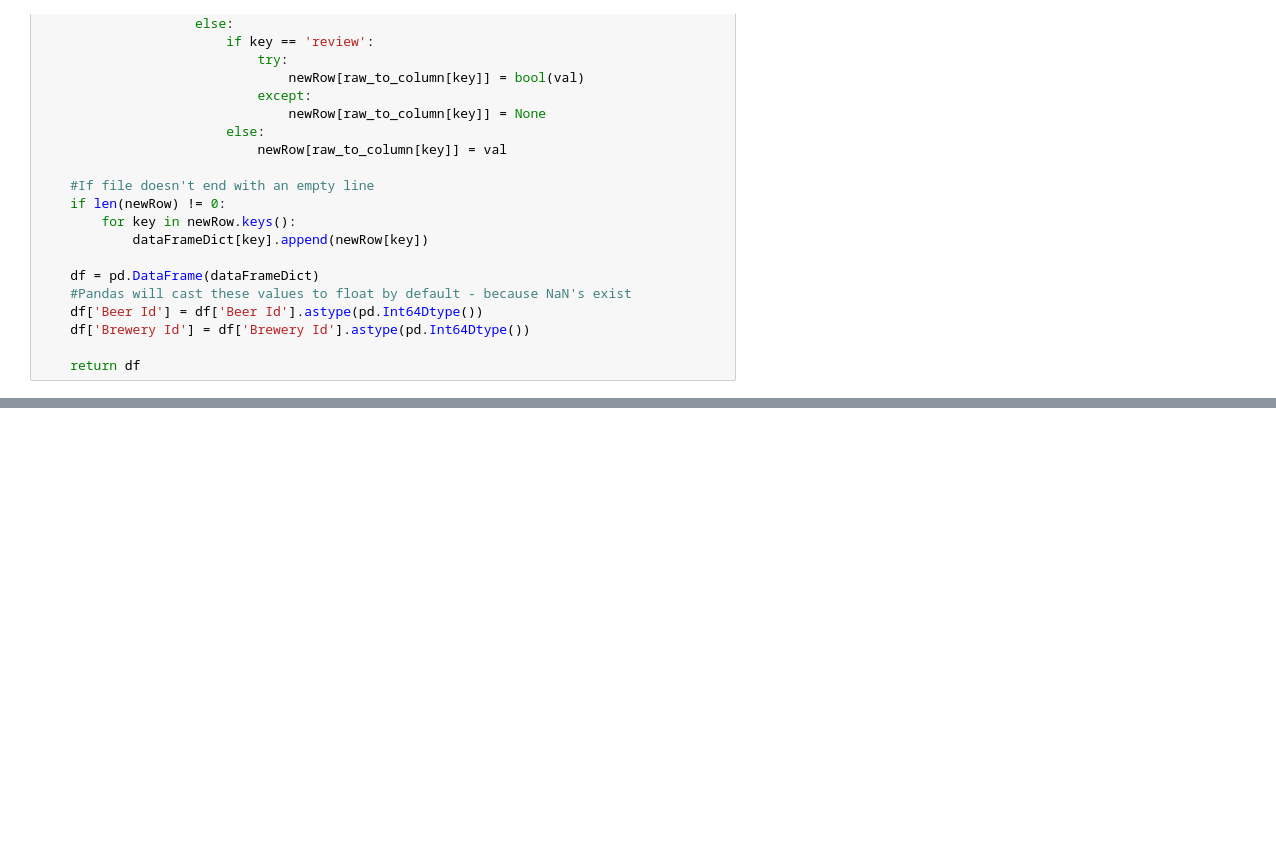
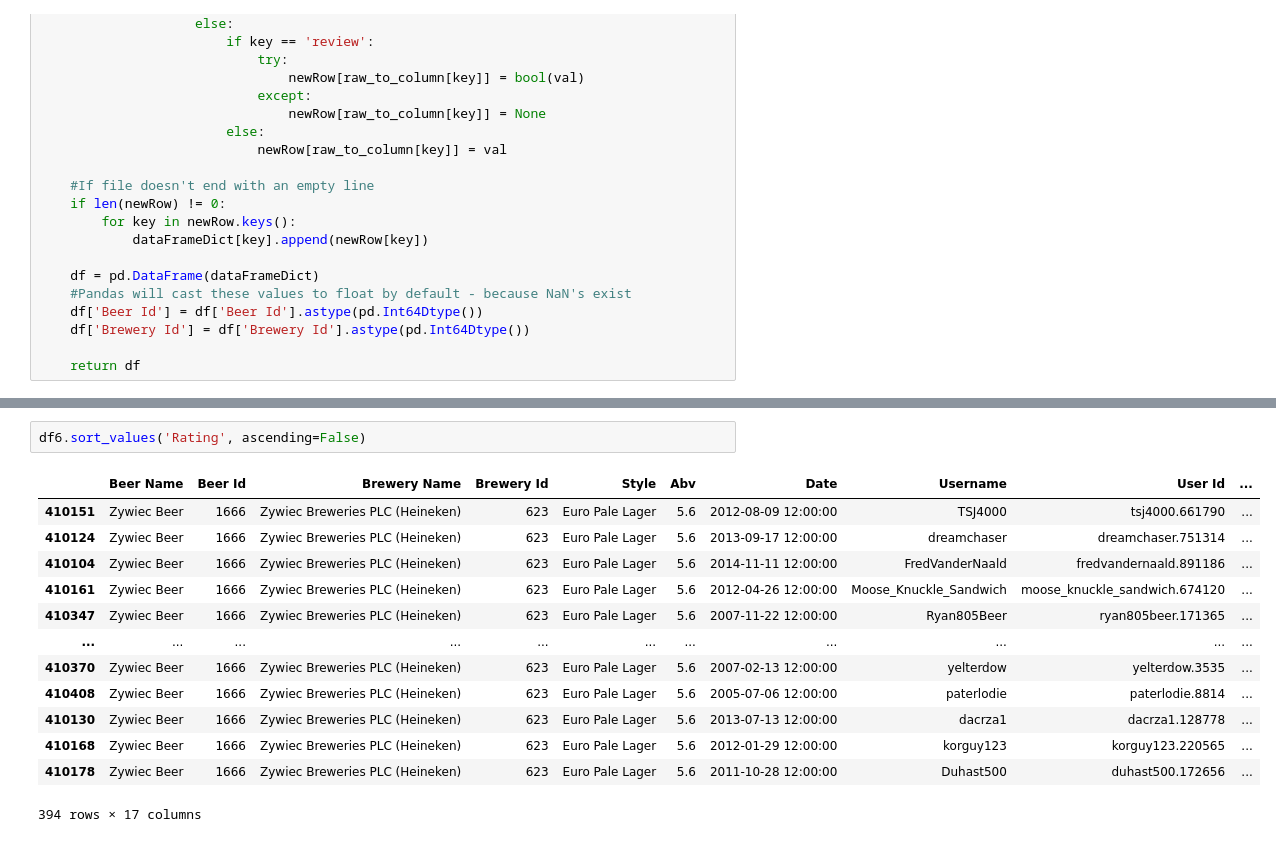
Before and after one commit to epfl-ada/ada-2022-project-rakijada, a Jupyter notebook: Parse Data From txt.ipynb, the cells around one changed output, grey strips where cells are left out. Cells and saved outputs as stored; diff of their text form; blank space fills up the shorter version.

```diff
--- a/Parse Data From txt.ipynb
+++ b/Parse Data From txt.ipynb
@@ -79,0 +240,16 @@ def read_file(path_to_file):
+# %%
+df6.sort_values('Rating', ascending=False)
+# %% [output]
+|  | Beer Name | Beer Id | Brewery Name | Brewery Id | Style | Abv | Date | Username | User Id | ... |
+| 410151 | Zywiec Beer | 1666 | Zywiec Breweries PLC (Heineken) | 623 | Euro Pale Lager | 5.6 | 2012-08-09 12:00:00 | TSJ4000 | tsj4000.661790 | ... |
+| 410124 | Zywiec Beer | 1666 | Zywiec Breweries PLC (Heineken) | 623 | Euro Pale Lager | 5.6 | 2013-09-17 12:00:00 | dreamchaser | dreamchaser.751314 | ... |
+| 410104 | Zywiec Beer | 1666 | Zywiec Breweries PLC (Heineken) | 623 | Euro Pale Lager | 5.6 | 2014-11-11 12:00:00 | FredVanderNaald | fredvandernaald.891186 | ... |
+| 410161 | Zywiec Beer | 1666 | Zywiec Breweries PLC (Heineken) | 623 | Euro Pale Lager | 5.6 | 2012-04-26 12:00:00 | Moose_Knuckle_Sandwich | moose_knuckle_sandwich.674120 | ... |
+| 410347 | Zywiec Beer | 1666 | Zywiec Breweries PLC (Heineken) | 623 | Euro Pale Lager | 5.6 | 2007-11-22 12:00:00 | Ryan805Beer | ryan805beer.171365 | ... |
+| ... | ... | ... | ... | ... | ... | ... | ... | ... | ... | ... |
+| 410370 | Zywiec Beer | 1666 | Zywiec Breweries PLC (Heineken) | 623 | Euro Pale Lager | 5.6 | 2007-02-13 12:00:00 | yelterdow | yelterdow.3535 | ... |
+| 410408 | Zywiec Beer | 1666 | Zywiec Breweries PLC (Heineken) | 623 | Euro Pale Lager | 5.6 | 2005-07-06 12:00:00 | paterlodie | paterlodie.8814 | ... |
+| 410130 | Zywiec Beer | 1666 | Zywiec Breweries PLC (Heineken) | 623 | Euro Pale Lager | 5.6 | 2013-07-13 12:00:00 | dacrza1 | dacrza1.128778 | ... |
+| 410168 | Zywiec Beer | 1666 | Zywiec Breweries PLC (Heineken) | 623 | Euro Pale Lager | 5.6 | 2012-01-29 12:00:00 | korguy123 | korguy123.220565 | ... |
+| 410178 | Zywiec Beer | 1666 | Zywiec Breweries PLC (Heineken) | 623 | Euro Pale Lager | 5.6 | 2011-10-28 12:00:00 | Duhast500 | duhast500.172656 | ... |
+394 rows × 17 columns
```
Also changed, not shown: parts of 25 cells of this notebook, 2 other files.
